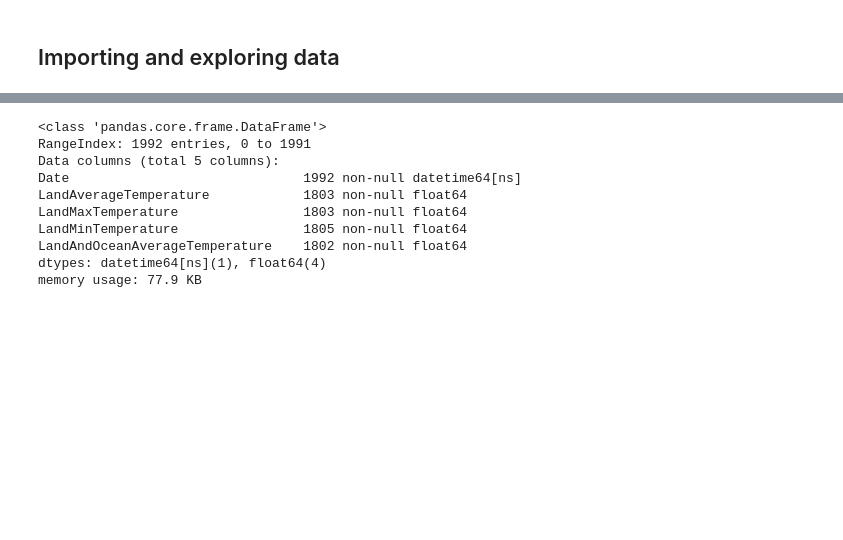
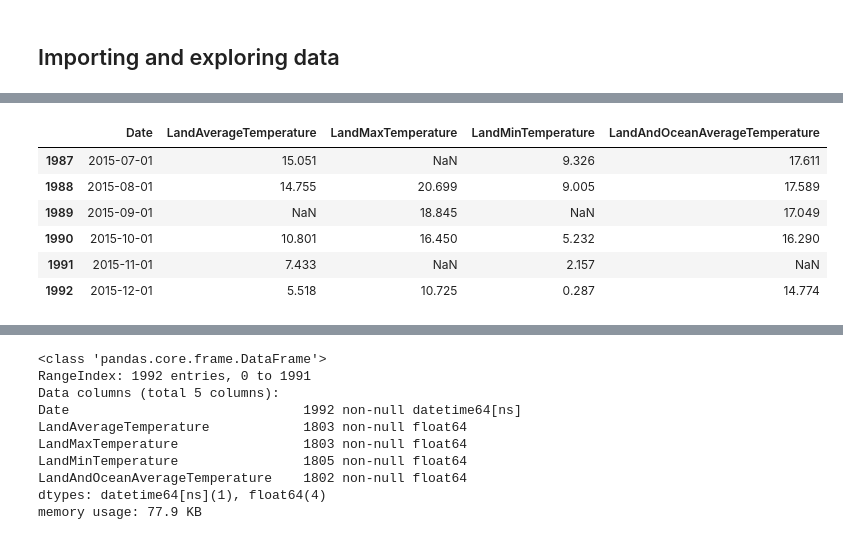
Before and after one commit to douglasvitoreti/scientific-python-lectures, a Jupyter notebook: Lecture-6-Pandas.ipynb, the cells around one changed output, grey strips where cells are left out. Cells and saved outputs as stored; diff of their text form; code cells hidden in the pictures; blank space fills up the shorter version.

```diff
--- a/Lecture-6-Pandas.ipynb
+++ b/Lecture-6-Pandas.ipynb
@@ -255,3 +286,13 @@ global_clima.head(10)
+# %%
+global_clima.tail(6)
+# %% [output]
+|  | Date | LandAverageTemperature | LandMaxTemperature | LandMinTemperature | LandAndOceanAverageTemperature |
+| 1987 | 2015-07-01 | 15.051 | NaN | 9.326 | 17.611 |
+| 1988 | 2015-08-01 | 14.755 | 20.699 | 9.005 | 17.589 |
+| 1989 | 2015-09-01 | NaN | 18.845 | NaN | 17.049 |
+| 1990 | 2015-10-01 | 10.801 | 16.450 | 5.232 | 16.290 |
+| 1991 | 2015-11-01 | 7.433 | NaN | 2.157 | NaN |
+| 1992 | 2015-12-01 | 5.518 | 10.725 | 0.287 | 14.774 |
 # %%
 global_clima.info()
 # %% [output]
```
Also changed, not shown: parts of 34 cells of this notebook, 1 other file.
